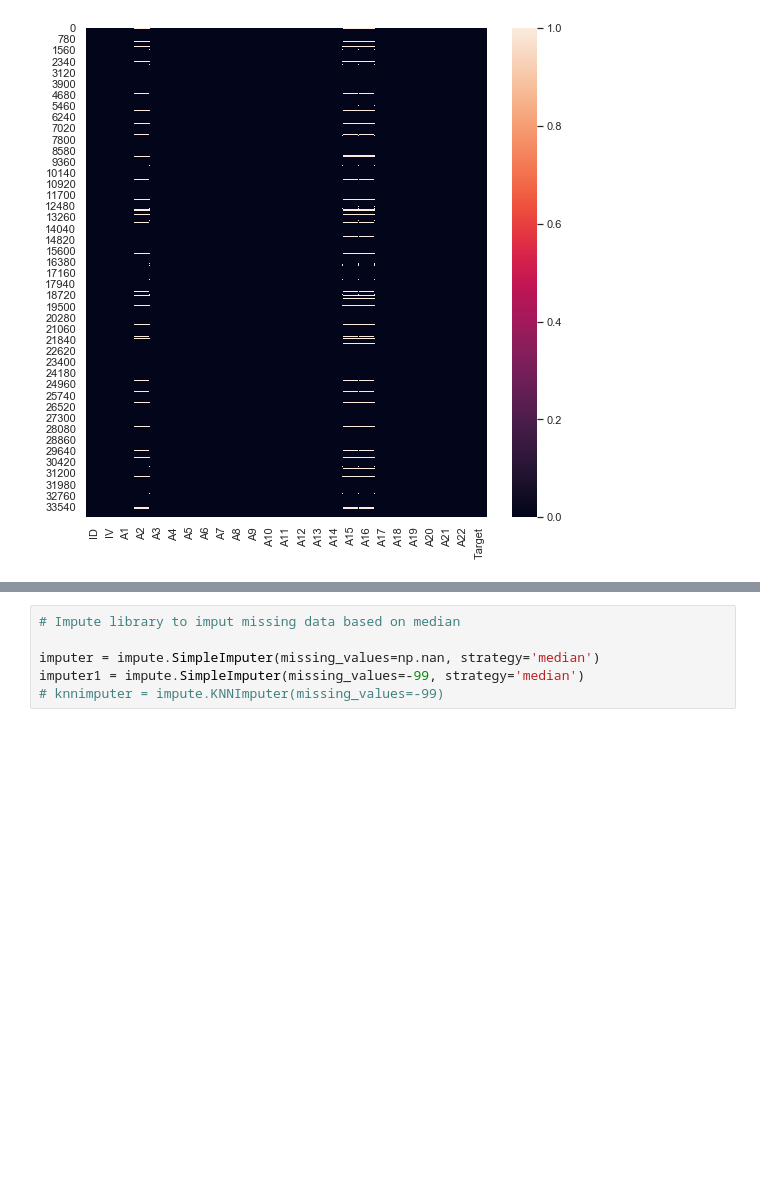
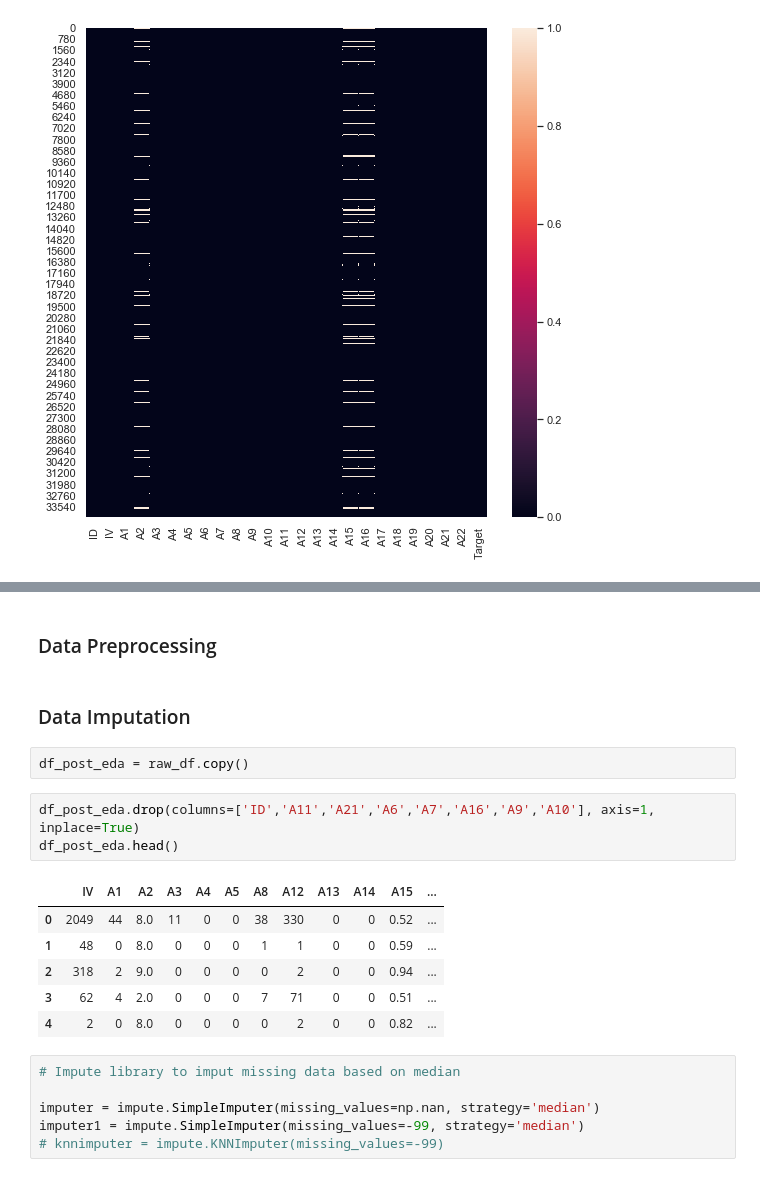
Before and after one commit to ankygupta9999/coronary-heart-disease-prediction, a Jupyter notebook: coronary-heart-disease-prediction.ipynb, the cells around one changed output, grey strips where cells are left out. Drawn from its saved outputs; the diff is of its cells as text; blank space fills up the shorter version.

```diff
--- a/coronary-heart-disease-prediction.ipynb
+++ b/coronary-heart-disease-prediction.ipynb
@@ -133,3 +475,19 @@ sns.boxplot(x=raw_df['A2'])
+# %% [markdown]
+### Data Preprocessing
+# %% [markdown]
+### Data Imputation <a id='imputer' />
+# %%
+df_post_eda = raw_df.copy()
+# %%
+df_post_eda.drop(columns=['ID','A11','A21','A6','A7','A16','A9','A10'], axis=1, inplace=True)
+df_post_eda.head()
+# %% [output]
+|  | IV | A1 | A2 | A3 | A4 | A5 | A8 | A12 | A13 | A14 | A15 | ... |
+| 0 | 2049 | 44 | 8.0 | 11 | 0 | 0 | 38 | 330 | 0 | 0 | 0.52 | ... |
+| 1 | 48 | 0 | 8.0 | 0 | 0 | 0 | 1 | 1 | 0 | 0 | 0.59 | ... |
+| 2 | 318 | 2 | 9.0 | 0 | 0 | 0 | 0 | 2 | 0 | 0 | 0.94 | ... |
+| 3 | 62 | 4 | 2.0 | 0 | 0 | 0 | 7 | 71 | 0 | 0 | 0.51 | ... |
+| 4 | 2 | 0 | 8.0 | 0 | 0 | 0 | 0 | 2 | 0 | 0 | 0.82 | ... |
 # %%
 # Impute library to imput missing data based on median
 
```
Also changed, not shown: parts of 45 cells of this notebook, 1 other file.
